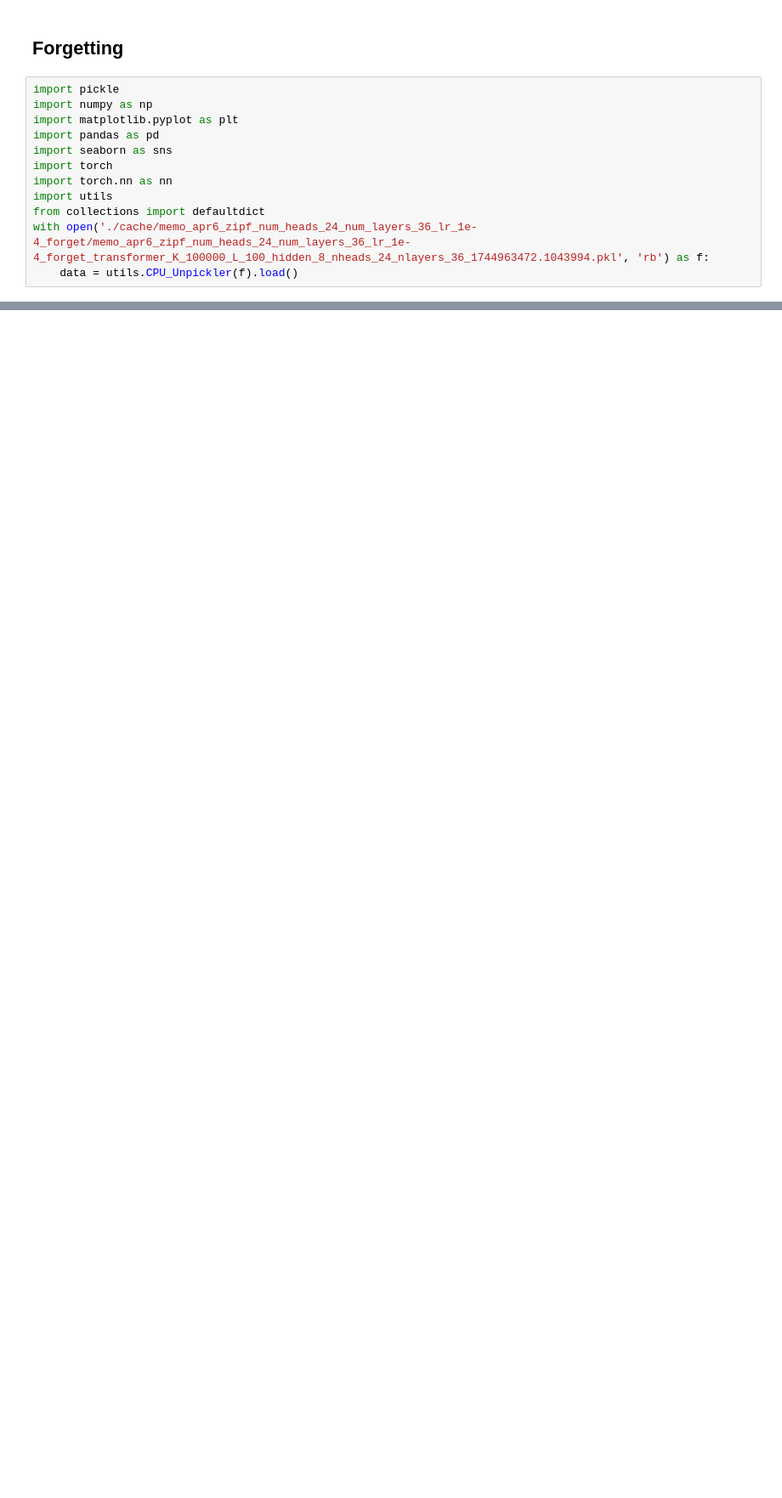
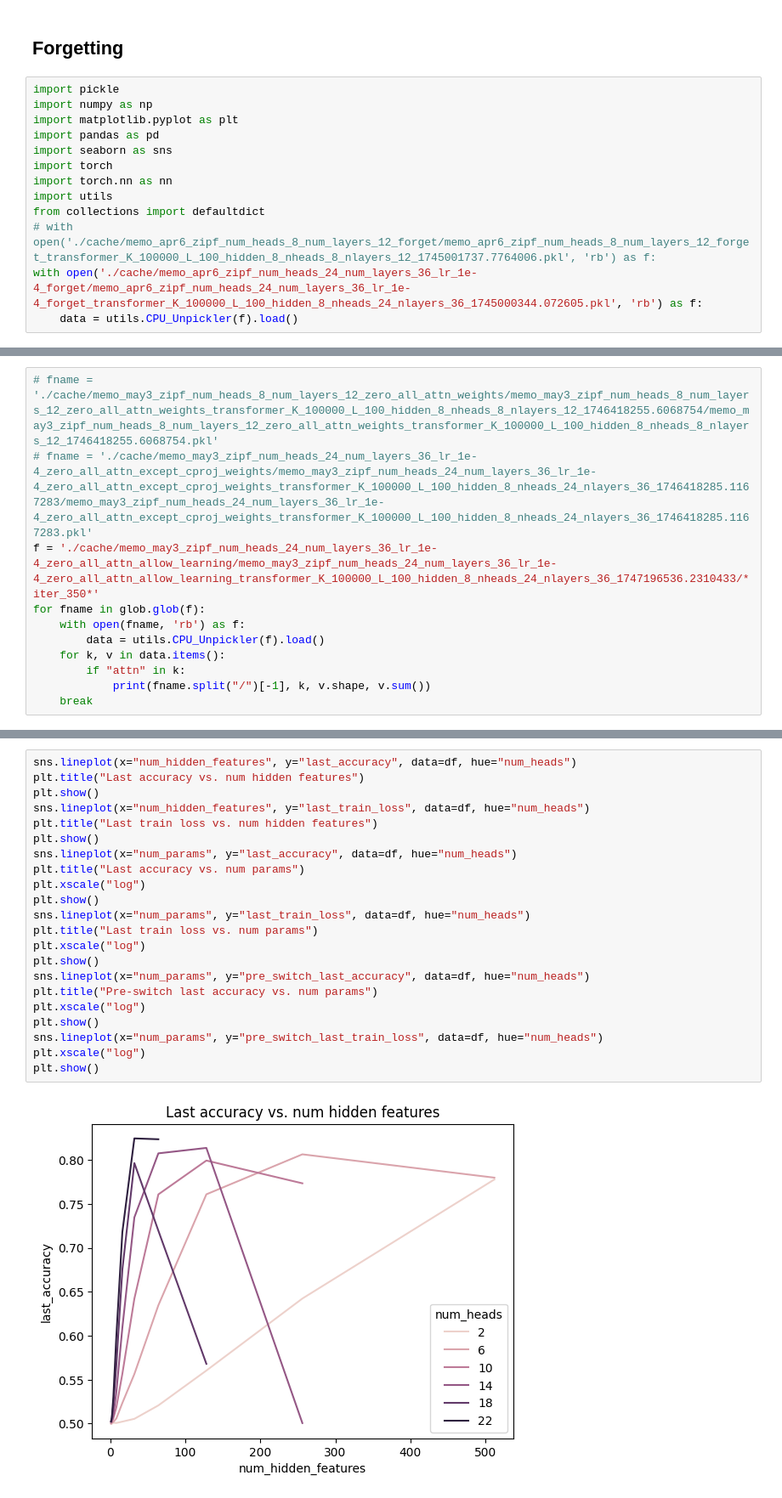
Before and after one commit to anhhuyalex/renormalization, a Jupyter notebook: icl_memorization/analysis3.ipynb, the cells around one changed output, grey strips where cells are left out. Shown at 85% size. Saved outputs shown, nothing was run; the diff lists cells and outputs as text; blank space fills up the shorter version.

```diff
--- a/icl_memorization/analysis3.ipynb
+++ b/icl_memorization/analysis3.ipynb
@@ -151,7 +114,8 @@ import torch
 import torch.nn as nn
 import utils
 from collections import defaultdict
-with open('./cache/memo_apr6_zipf_num_heads_24_num_layers_36_lr_1e-4_forget/memo_apr6_zipf_num_heads_24_num_layers_36_lr_1e-4_forget_transformer_K_100000_L_100_hidden_8_nheads_24_nlayers_36_1744963472.1043994.pkl', 'rb') as f:
+# with open('./cache/memo_apr6_zipf_num_heads_8_num_layers_12_forget/memo_apr6_zipf_num_heads_8_num_layers_12_forget_transformer_K_100000_L_100_hidden_8_nheads_8_nlayers_12_1745001737.7764006.pkl', 'rb') as f:
+with open('./cache/memo_apr6_zipf_num_heads_24_num_layers_36_lr_1e-4_forget/memo_apr6_zipf_num_heads_24_num_layers_36_lr_1e-4_forget_transformer_K_100000_L_100_hidden_8_nheads_24_nlayers_36_1745000344.072605.pkl', 'rb') as f:
     data = utils.CPU_Unpickler(f).load()
 # %%
 test_epoch = np.stack([i["test_metrics"]["logsoftmaxloss"] for i in data["logs"]]) # list of list of arrays
@@ -164,0 +197,11 @@ plt.show()
+# %%
+# fname = './cache/memo_may3_zipf_num_heads_8_num_layers_12_zero_all_attn_weights/memo_may3_zipf_num_heads_8_num_layers_12_zero_all_attn_weights_transformer_K_100000_L_100_hidden_8_nheads_8_nlayers_12_1746418255.6068754/memo_may3_zipf_num_heads_8_num_layers_12_zero_all_attn_weights_transformer_K_100000_L_100_hidden_8_nheads_8_nlayers_12_1746418255.6068754.pkl'
+# fname = './cache/memo_may3_zipf_num_heads_24_num_layers_36_lr_1e-4_zero_all_attn_except_cproj_weights/memo_may3_zipf_num_heads_24_num_layers_36_lr_1e-4_zero_all_attn_except_cproj_weights_transformer_K_100000_L_100_hidden_8_nheads_24_nlayers_36_1746418285.1167283/memo_may3_zipf_num_heads_24_num_layers_36_lr_1e-4_zero_all_attn_except_cproj_weights_transformer_K_100000_L_100_hidden_8_nheads_24_nlayers_36_1746418285.1167283.pkl'
+f = './cache/memo_may3_zipf_num_heads_24_num_layers_36_lr_1e-4_zero_all_attn_allow_learning/memo_may3_zipf_num_heads_24_num_layers_36_lr_1e-4_zero_all_attn_allow_learning_transformer_K_100000_L_100_hidden_8_nheads_24_nlayers_36_1747196536.2310433/*iter_350*'
+for fname in glob.glob(f):
+    with open(fname, 'rb') as f:
+        data = utils.CPU_Unpickler(f).load()
+    for k, v in data.items():
+        if "attn" in k:
+            print(fname.split("/")[-1], k, v.shape, v.sum())
+    break
@@ -164,0 +532,24 @@ plt.show()
+# %%
+sns.lineplot(x="num_hidden_features", y="last_accuracy", data=df, hue="num_heads")
+plt.title("Last accuracy vs. num hidden features")
+plt.show()
+sns.lineplot(x="num_hidden_features", y="last_train_loss", data=df, hue="num_heads")
+plt.title("Last train loss vs. num hidden features")
+plt.show()
+sns.lineplot(x="num_params", y="last_accuracy", data=df, hue="num_heads")
+plt.title("Last accuracy vs. num params")
+plt.xscale("log")
+plt.show()
+sns.lineplot(x="num_params", y="last_train_loss", data=df, hue="num_heads")
+plt.title("Last train loss vs. num params")
+plt.xscale("log")
+plt.show()
+sns.lineplot(x="num_params", y="pre_switch_last_accuracy", data=df, hue="num_heads")
+plt.title("Pre-switch last accuracy vs. num params")
+plt.xscale("log")
+plt.show()
+sns.lineplot(x="num_params", y="pre_switch_last_train_loss", data=df, hue="num_heads")
+plt.xscale("log")
+plt.show()
+# %% [output]
+[figure, added]
```
Also changed, not shown: parts of 20 cells of this notebook, 4 other files.
